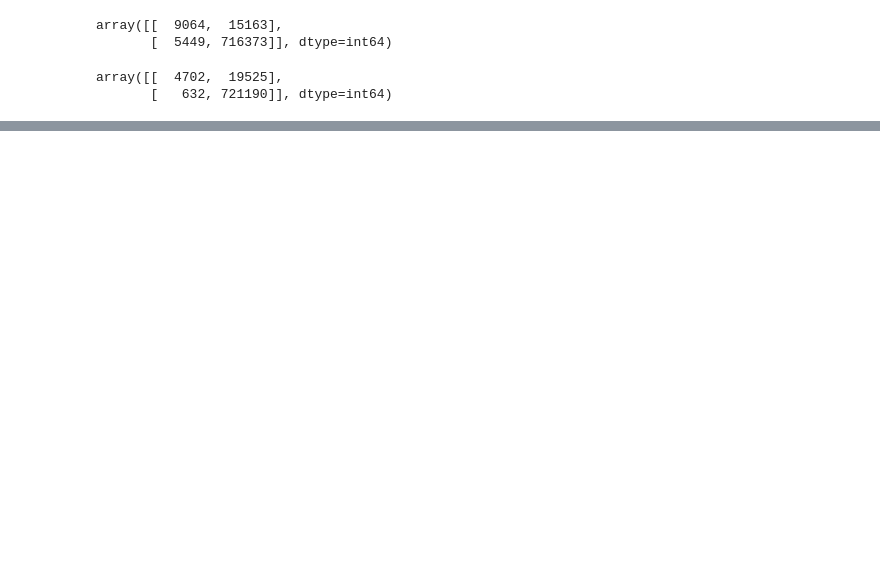
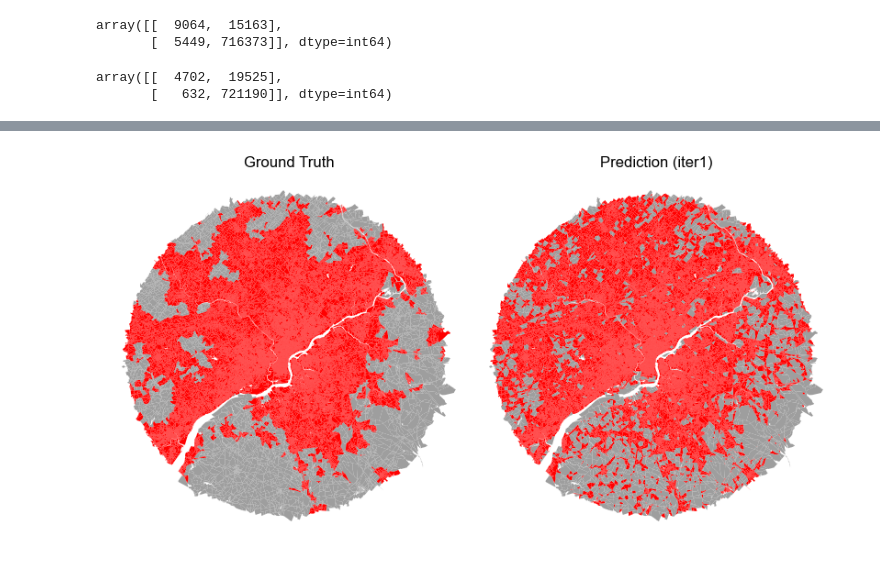
Before and after one commit to daegeun-kim/street_block_DL, a Jupyter notebook: analysis.ipynb, the cells around one changed output, grey strips where cells are left out. Cells and saved outputs as stored; diff of their text form; code cells hidden in the pictures; blank space fills up the shorter version.

Commit message:
Completed with Final Prediction

```diff
--- a/analysis.ipynb
+++ b/analysis.ipynb
@@ -648,0 +628,6 @@ Name: count, dtype: int64
+# %%
+philly['urbanity'] = (philly['ur20'] == 'U').astype(int)
+philly["num_nodes"] = philly["graph"].apply(lambda g: g.num_nodes)
+philly["num_nodes_norm"] = (philly["num_nodes"] - philly["num_nodes"].mean()) / philly["num_nodes"].std()
+philly["area_norm"] = (philly["area"] - philly["area"].mean()) / philly["area"].std()
+philly["graph_norm"] = philly["graph"].apply(normalize_graph)
@@ -648,0 +706,12 @@ Name: count, dtype: int64
+# %%
+from dotenv import load_dotenv
+from sqlalchemy import create_engine
+
+load_dotenv(dotenv_path=".env")
+db = os.getenv("db_url")
+engine = create_engine(db)
+# %%
+philly_geo = gpd.read_postgis("SELECT ur20, geom FROM public.philadelphia", con=engine)
+# %%
+philly_geo = pd.concat([philly_geo, philly[['urbanity', 'iter1_pred']]], axis=1)
+philly_geo
@@ -648,0 +734,30 @@ Name: count, dtype: int64
+# %%
+import matplotlib.pyplot as plt
+
+def color_urban(philly_geo):
+    colors = {1: "#ff0000", 0: "#9e9e9e"}
+
+    fig, axes = plt.subplots(1, 2, figsize=(8, 5), dpi=100)
+
+    philly_geo.plot(
+        ax=axes[0],
+        color=philly_geo["urbanity"].map(colors),
+        linewidth=0
+    )
+    axes[0].set_title("Ground Truth")
+    axes[0].set_axis_off()
+
+    philly_geo.plot(
+        ax=axes[1],
+        color=philly_geo["iter1_pred"].map(colors),
+        linewidth=0
+    )
+    axes[1].set_title("Prediction (iter1)")
+    axes[1].set_axis_off()
+
+    plt.tight_layout(pad=0)
+    plt.show()
+
+color_urban(philly_geo)
+# %% [output]
+[figure, added]
```
Also changed, not shown: parts of 15 cells of this notebook, 3 other files.
